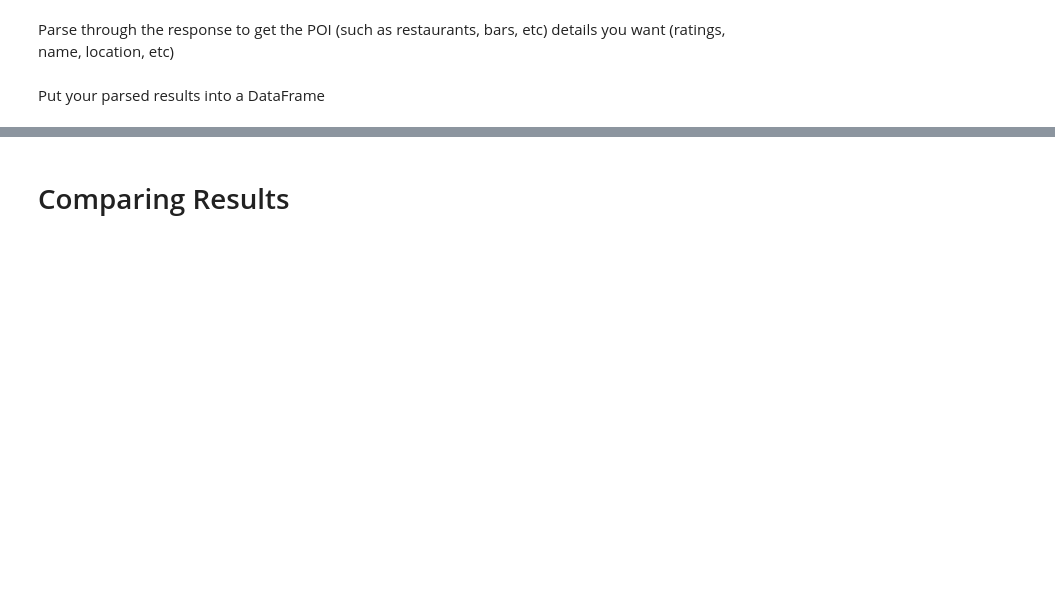
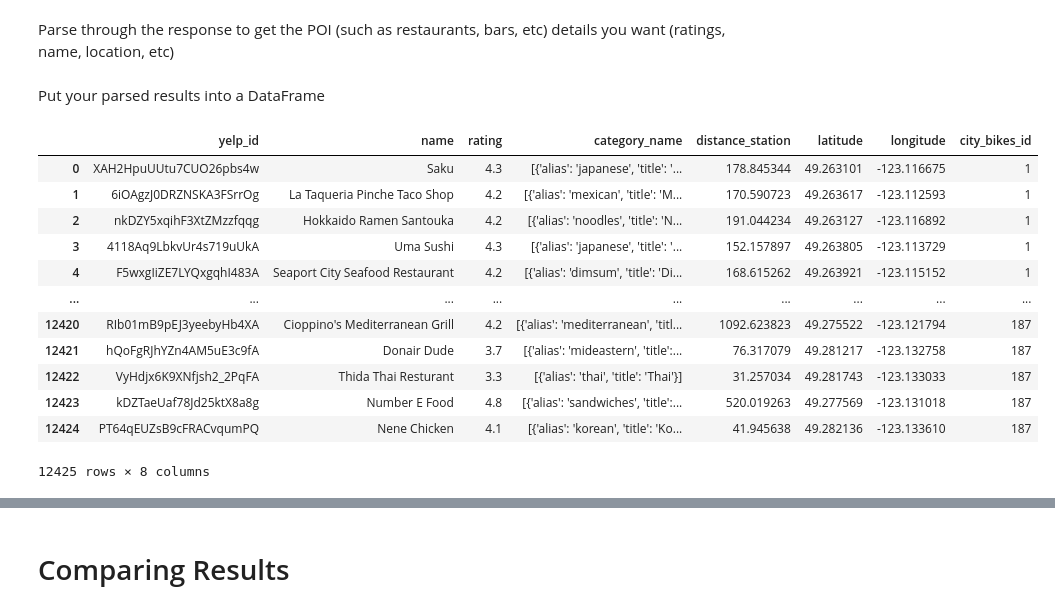
Before and after one commit to wjura/lhl-statistical-modelling-with-python, a Jupyter notebook: notebooks/yelp_foursquare_EDA.ipynb, the cells around one changed output, grey strips where cells are left out. Saved outputs shown, nothing was run; the diff lists cells and outputs as text; code cells hidden in the pictures; blank space fills up the shorter version.

Commit message:
completed yelp api

```diff
--- a/notebooks/yelp_foursquare_EDA.ipynb
+++ b/notebooks/yelp_foursquare_EDA.ipynb
@@ -9,7 +9,7 @@ import json
 Send a request to Foursquare with a small radius (1000m) for all the bike stations in your city of choice.
 # %%
 #Setting the api_key variable
-api_key = os.environ["FOURSQUARE_API_KEY"]
+api_key_fsq = os.environ["FOURSQUARE_API_KEY"]
 # %%
 #Reading in the vancouver_bikes dataframe, which includes the locations of all bike stations in Vancouver
 vancouver_bikes = pd.read_csv("vancouver_bikes.csv")
@@ -78,3 +129,7 @@ parks_fsq = pd.DataFrame(foursquare_data)
 # Yelp
 # %% [markdown]
 Send a request to Yelp with a small radius (1000m) for all the bike stations in your city of choice.
+# %%
+#Setting the api_key variable
+# api_key_yelp = os.getenv("YELP_KEY")
+api_key_yelp = "wRYebX_Z53j5k6SnHvp8VIMUxFUQDiqcapN3OPKnc6LIfsFO2CYluQ6gKg0YzkAhyzbThJ7AYZ60apdNW67A1rXokdT0K7A01JCmgpAJ_ai_SZH5AZgLzmuCOdi2ZnYx"
@@ -81,4 +170,55 @@ Send a request to Yelp with a small radius (1000m) for all the bike stations in
 # %% [markdown]
 Parse through the response to get the POI (such as restaurants, bars, etc) details you want (ratings, name, location, etc)
+# %%
+#Creating an empty list for number of venues within 1000 radius from each bike station
+number_of_venues_list_yelp = []
+
+#Creating an empty list to store the JSON responses for each location
+yelp_data = []
+
+for i, r in vancouver_bikes.iterrows():
+    lat = r["latitude"]
+    long = r["longitude"]
+
+#Making a request for restaurants as a venue category within a 1000-meter radius from a bike station
+    res = get_venues_yelp(lat, long, radius = 1000, api_key = api_key_yelp, categories = "restaurants")
+    yelp_results = res.json()
+
+#Getting the number of venues for each given location using the len function
+    number_of_venues_yelp = len(yelp_results["businesses"])
+
+#Appending the number of venues for each bike location to a list
+    number_of_venues_list_yelp.append(number_of_venues_yelp)
+
+#Appending all results to a yelp data dictionary
+    for row in yelp_results["businesses"]:
+        yelp_data.append({
+            "yelp_id"          :row["id"],
+            "name"             :row["name"],
+            "rating"           :row["rating"],
+            "category_name"    :row["categories"],
+            "distance_station" :row["distance"],
+            "latitude"         :row["coordinates"]["latitude"],
+            "longitude"        :row["coordinates"]["longitude"],
+            "city_bikes_id"    :r["uid"]
+            })
 # %% [markdown]
 Put your parsed results into a DataFrame
+# %%
+venues_yelp = pd.DataFrame(yelp_data)
+# %%
+venues_yelp
+# %% [output]
+|  | yelp_id | name | rating | category_name | distance_station | latitude | longitude | city_bikes_id |
+| 0 | XAH2HpuUUtu7CUO26pbs4w | Saku | 4.3 | [{'alias': 'japanese', 'title': '... | 178.845344 | 49.263101 | -123.116675 | 1 |
+| 1 | 6iOAgzJ0DRZNSKA3FSrrOg | La Taqueria Pinche Taco Shop | 4.2 | [{'alias': 'mexican', 'title': 'M... | 170.590723 | 49.263617 | -123.112593 | 1 |
+| 2 | nkDZY5xqihF3XtZMzzfqqg | Hokkaido Ramen Santouka | 4.2 | [{'alias': 'noodles', 'title': 'N... | 191.044234 | 49.263127 | -123.116892 | 1 |
+| 3 | 4118Aq9LbkvUr4s719uUkA | Uma Sushi | 4.3 | [{'alias': 'japanese', 'title': '... | 152.157897 | 49.263805 | -123.113729 | 1 |
+| 4 | F5wxgIiZE7LYQxgqhI483A | Seaport City Seafood Restaurant | 4.2 | [{'alias': 'dimsum', 'title': 'Di... | 168.615262 | 49.263921 | -123.115152 | 1 |
+| ... | ... | ... | ... | ... | ... | ... | ... | ... |
+| 12420 | RIb01mB9pEJ3yeebyHb4XA | Cioppino's Mediterranean Grill | 4.2 | [{'alias': 'mediterranean', 'titl... | 1092.623823 | 49.275522 | -123.121794 | 187 |
+| 12421 | hQoFgRJhYZn4AM5uE3c9fA | Donair Dude | 3.7 | [{'alias': 'mideastern', 'title':... | 76.317079 | 49.281217 | -123.132758 | 187 |
+| 12422 | VyHdjx6K9XNfjsh2_2PqFA | Thida Thai Resturant | 3.3 | [{'alias': 'thai', 'title': 'Thai'}] | 31.257034 | 49.281743 | -123.133033 | 187 |
+| 12423 | kDZTaeUaf78Jd25ktX8a8g | Number E Food | 4.8 | [{'alias': 'sandwiches', 'title':... | 520.019263 | 49.277569 | -123.131018 | 187 |
+| 12424 | PT64qEUZsB9cFRACvqumPQ | Nene Chicken | 4.1 | [{'alias': 'korean', 'title': 'Ko... | 41.945638 | 49.282136 | -123.133610 | 187 |
+12425 rows × 8 columns
```
Also changed, not shown: parts of 13 cells of this notebook.
